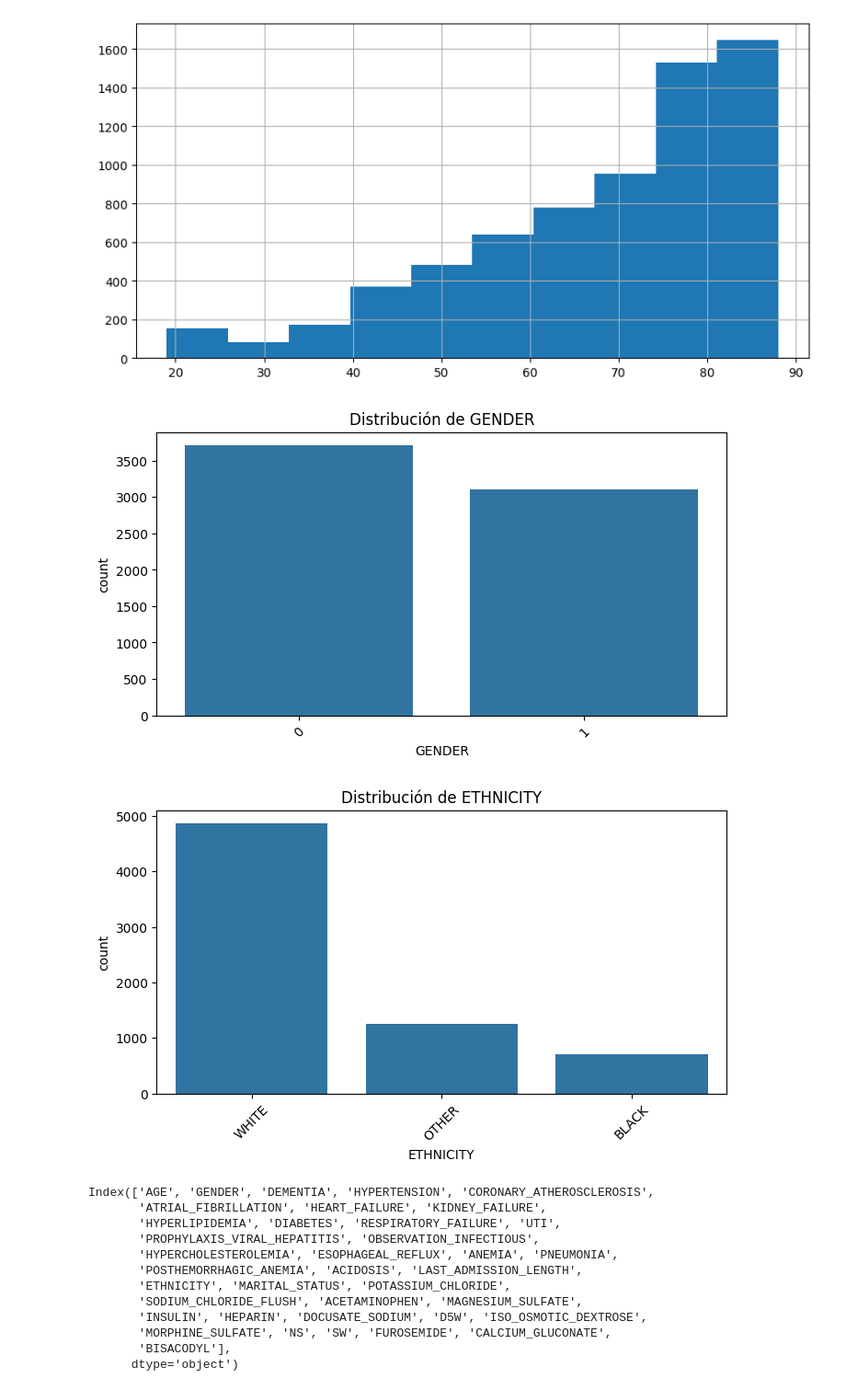
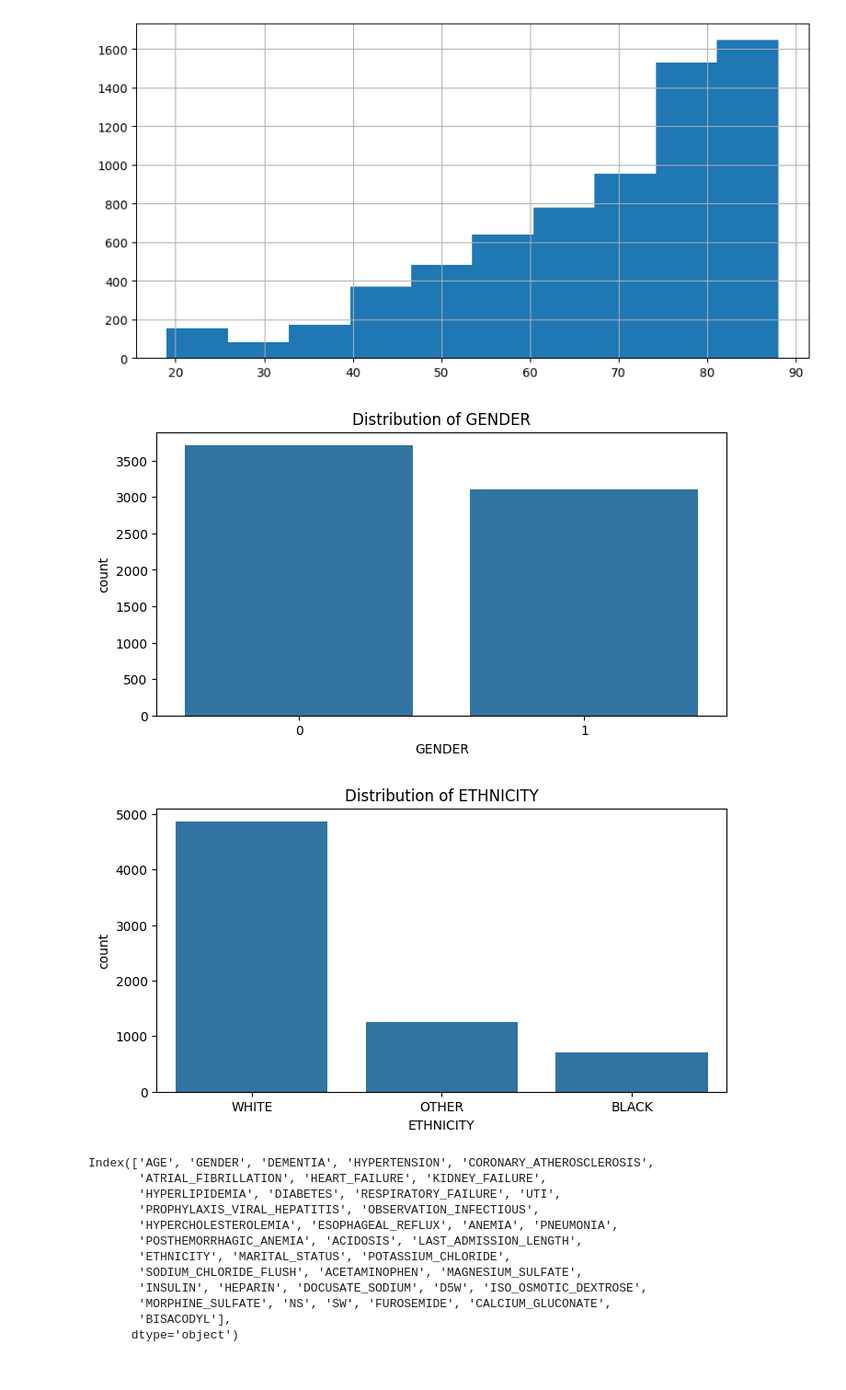
Before and after one commit to laiacoronas/predicting_dementia, a Jupyter notebook: code/description/description_dataset.ipynb, the cells around one changed output. Shown at 92% size. Cells and saved outputs as stored; diff of their text form; code cells hidden in the pictures.

```diff
--- a/code/description/description_dataset.ipynb
+++ b/code/description/description_dataset.ipynb
@@ -61,14 +73,14 @@ plt.show()
 # %%
 categorical_cols = ['GENDER', 'ETHNICITY']
 for col in categorical_cols:
     plt.figure(figsize=(8, 4))
     sns.countplot(x=col, data=dementia, order=dementia[col].value_counts().index)
-    plt.title(f"Distribución de {col}")
-    plt.xticks(rotation=45)
+    plt.title(f"Distribution of {col}")
+
     plt.show()
 # %% [output]
-[figure, old version]
+[figure, new version]
-[figure, old version]
+[figure, new version]
 # %%
 dementia.columns
 # %% [output]
```
Also changed, not shown: parts of 21 cells of this notebook, 4 other files.
